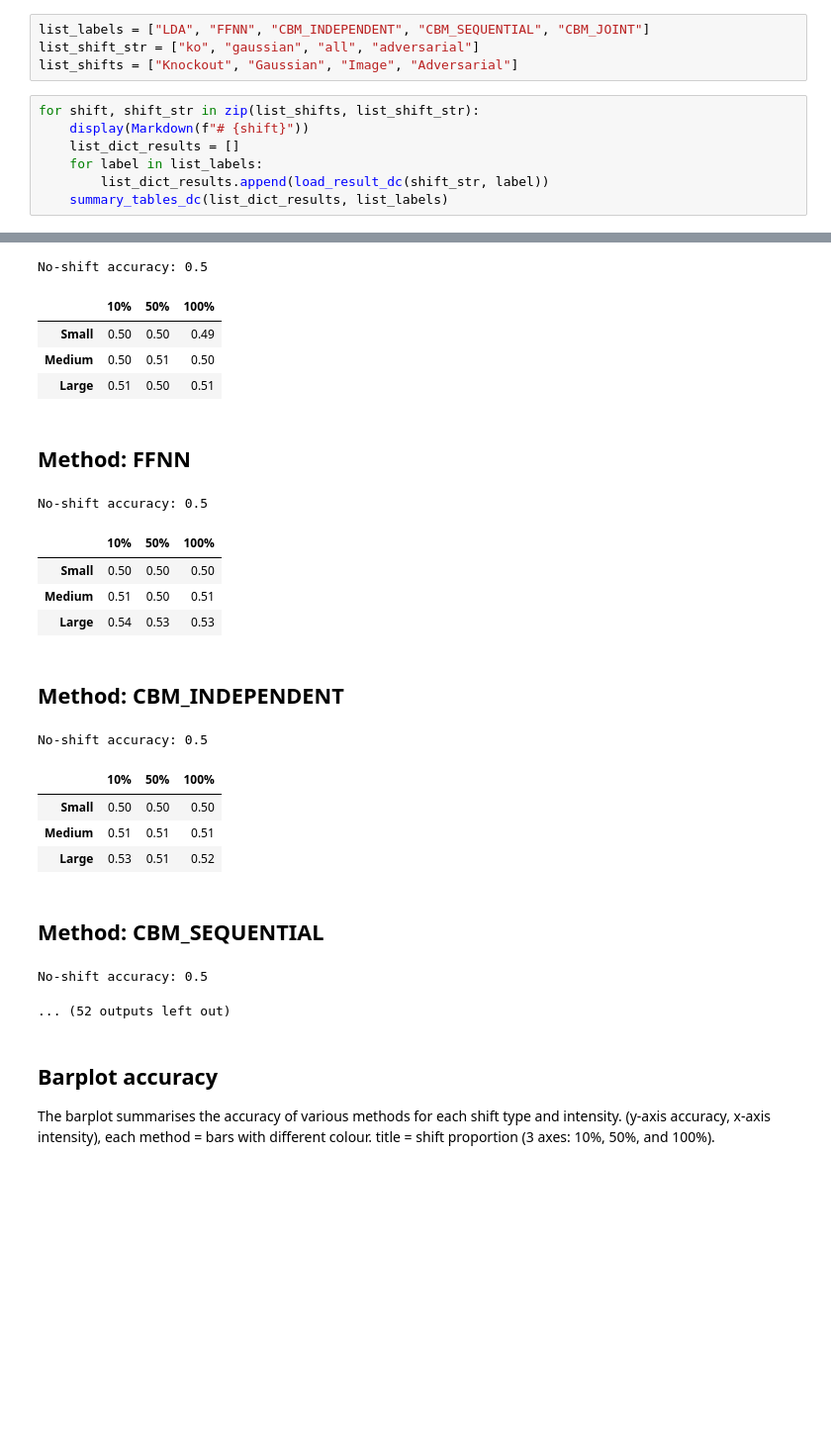
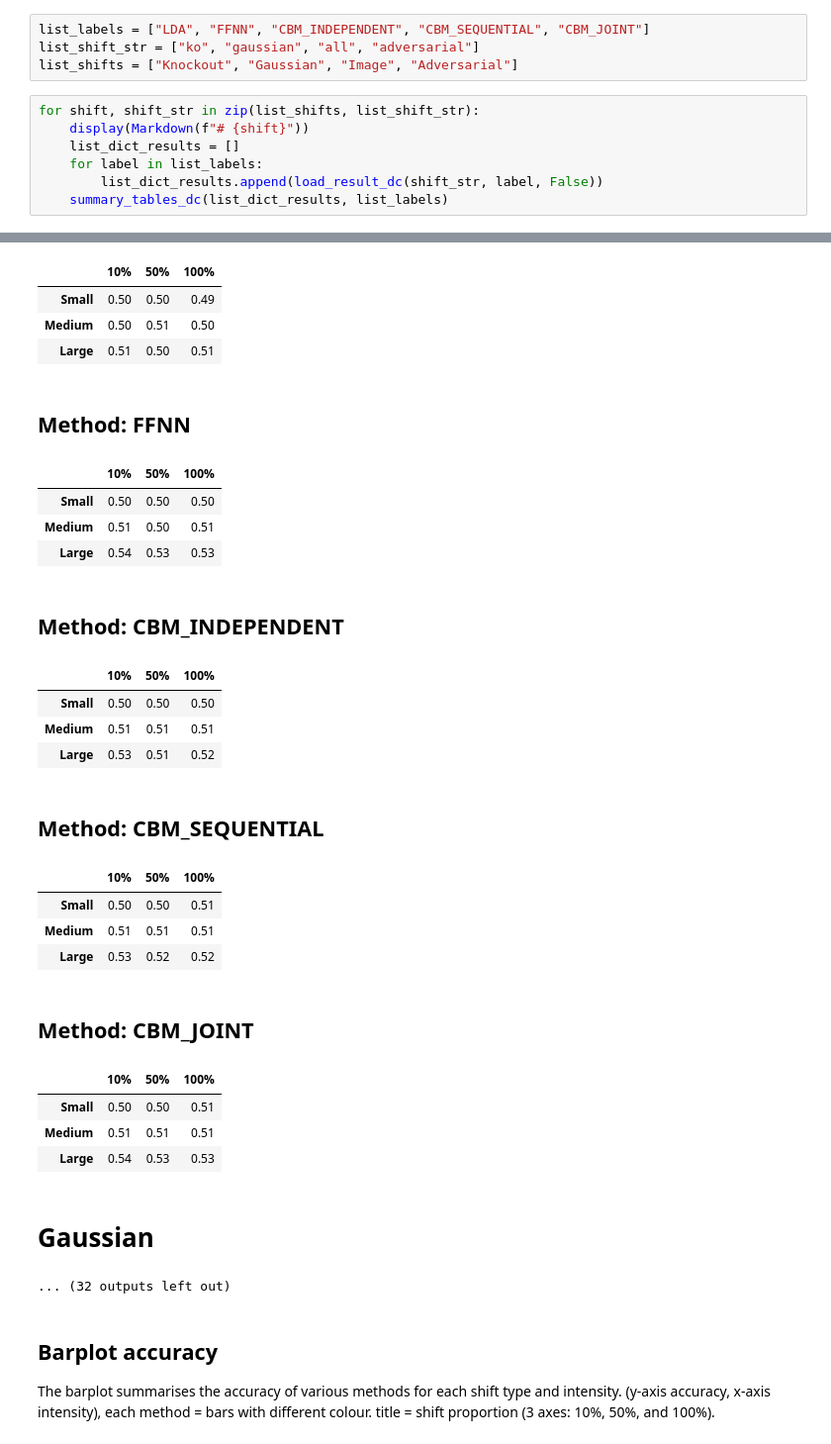
Before and after one commit to maleakhiw/explaining-dataset-shifts, a Jupyter notebook: experiments/dSprites/domain_classifier_results.ipynb, the cells around one changed output, grey strips where cells are left out. Shown at 99% size. Saved outputs shown, nothing was run; the diff lists cells and outputs as text; blank space fills up the shorter version.

```diff
--- a/experiments/dSprites/domain_classifier_results.ipynb
+++ b/experiments/dSprites/domain_classifier_results.ipynb
@@ -30,33 +25,39 @@ list_shifts = ["Knockout", "Gaussian", "Image", "Adversarial"]
 # %%
 for shift, shift_str in zip(list_shifts, list_shift_str):
     display(Markdown(f"# {shift}"))
     list_dict_results = []
     for label in list_labels:
-        list_dict_results.append(load_result_dc(shift_str, label))
+        list_dict_results.append(load_result_dc(shift_str, label, False))
     summary_tables_dc(list_dict_results, list_labels)
 # %% [output]
 # Knockout
 ## Method: LDA
-No-shift accuracy: 0.5
 |  | 10% | 50% | 100% |
 | Small | 0.50 | 0.50 | 0.49 |
 | Medium | 0.50 | 0.51 | 0.50 |
 | Large | 0.51 | 0.50 | 0.51 |
 ## Method: FFNN
-No-shift accuracy: 0.5
 |  | 10% | 50% | 100% |
 | Small | 0.50 | 0.50 | 0.50 |
 | Medium | 0.51 | 0.50 | 0.51 |
 | Large | 0.54 | 0.53 | 0.53 |
 ## Method: CBM_INDEPENDENT
-No-shift accuracy: 0.5
 |  | 10% | 50% | 100% |
 | Small | 0.50 | 0.50 | 0.50 |
 | Medium | 0.51 | 0.51 | 0.51 |
 | Large | 0.53 | 0.51 | 0.52 |
 ## Method: CBM_SEQUENTIAL
-No-shift accuracy: 0.5
-... (52 outputs left out)
+|  | 10% | 50% | 100% |
+| Small | 0.50 | 0.50 | 0.51 |
+| Medium | 0.51 | 0.51 | 0.51 |
+| Large | 0.53 | 0.52 | 0.52 |
+## Method: CBM_JOINT
+|  | 10% | 50% | 100% |
+| Small | 0.50 | 0.50 | 0.51 |
+| Medium | 0.51 | 0.51 | 0.51 |
+| Large | 0.54 | 0.53 | 0.53 |
+# Gaussian
+... (32 outputs left out)
 # %% [markdown]
 ## Barplot accuracy
 
```
Also changed, not shown: parts of 15 cells of this notebook.
